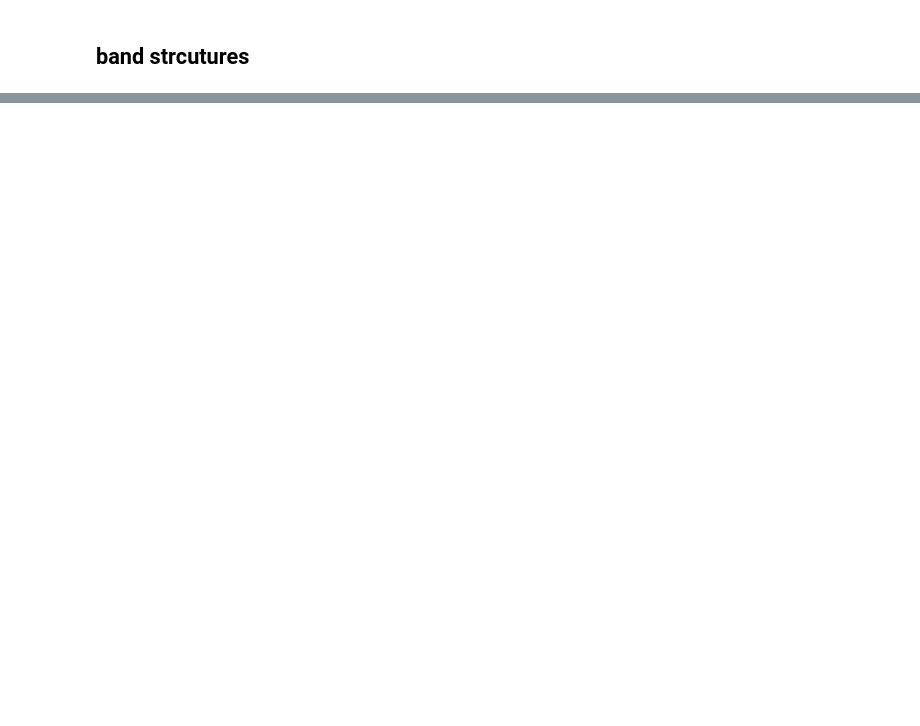
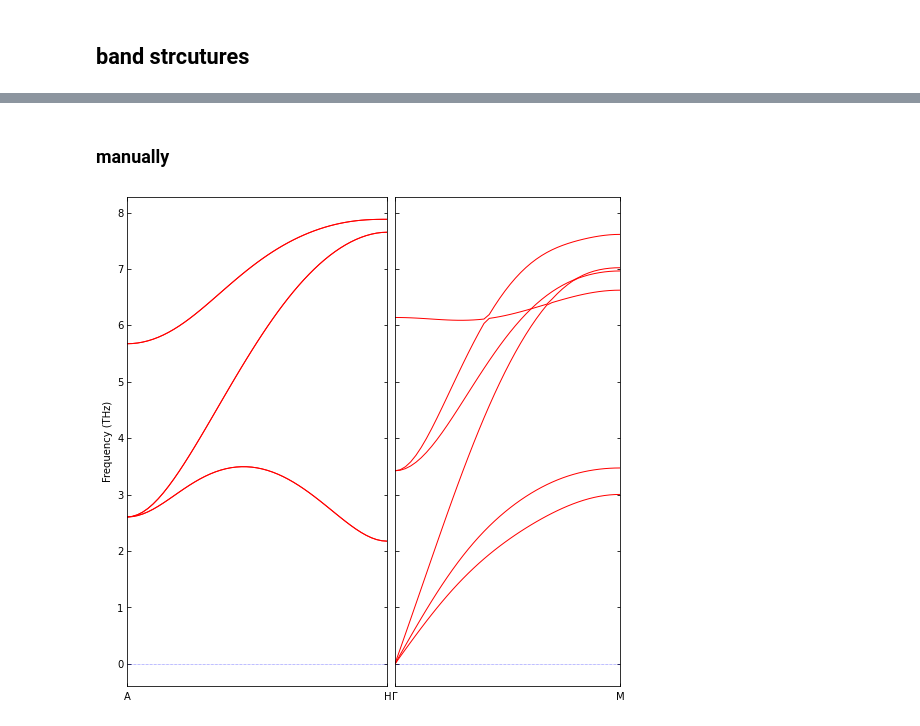
Before and after one commit to kei0822kei/aiidaplus, a Jupyter notebook: jupyter/shear.ipynb, the cells around one changed output, grey strips where cells are left out. Saved outputs shown, nothing was run; the diff lists cells and outputs as text; code cells hidden in the pictures; blank space fills up the shorter version.

```diff
--- a/jupyter/shear.ipynb
+++ b/jupyter/shear.ipynb
@@ -452,0 +152,16 @@ array([[ 2.89352856,  0.        ,  0.        ],
+# %% [markdown]
+### manually
+# %%
+fig = plt.figure(figsize=(20,9))
+band_labels = ['A', 'H', 'GAMMA', 'M']
+segment_qpoints = np.array([[[0,0,1/2],
+                             [1/3,1/3,1/2]],
+                            [[0,0,0],
+                             [1/2,0,0]]])
+band_plot(fig=fig,
+          phonon=shear_phonons[0][0],
+          band_labels=band_labels,
+          segment_qpoints=segment_qpoints,
+          is_auto=False)
+# %% [output]
+[figure, added]
```
Also changed, not shown: parts of 45 cells of this notebook, 1 other file.
